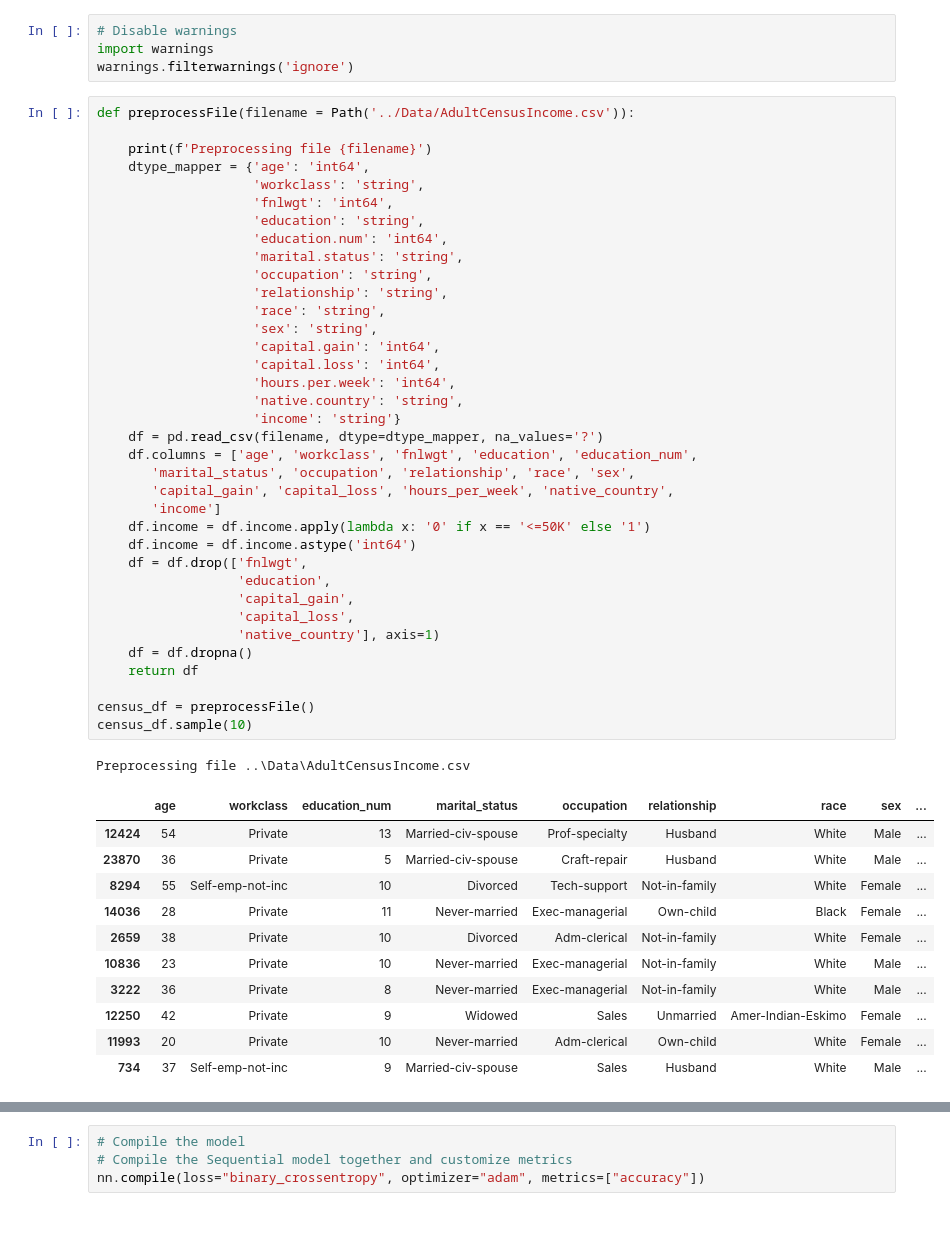
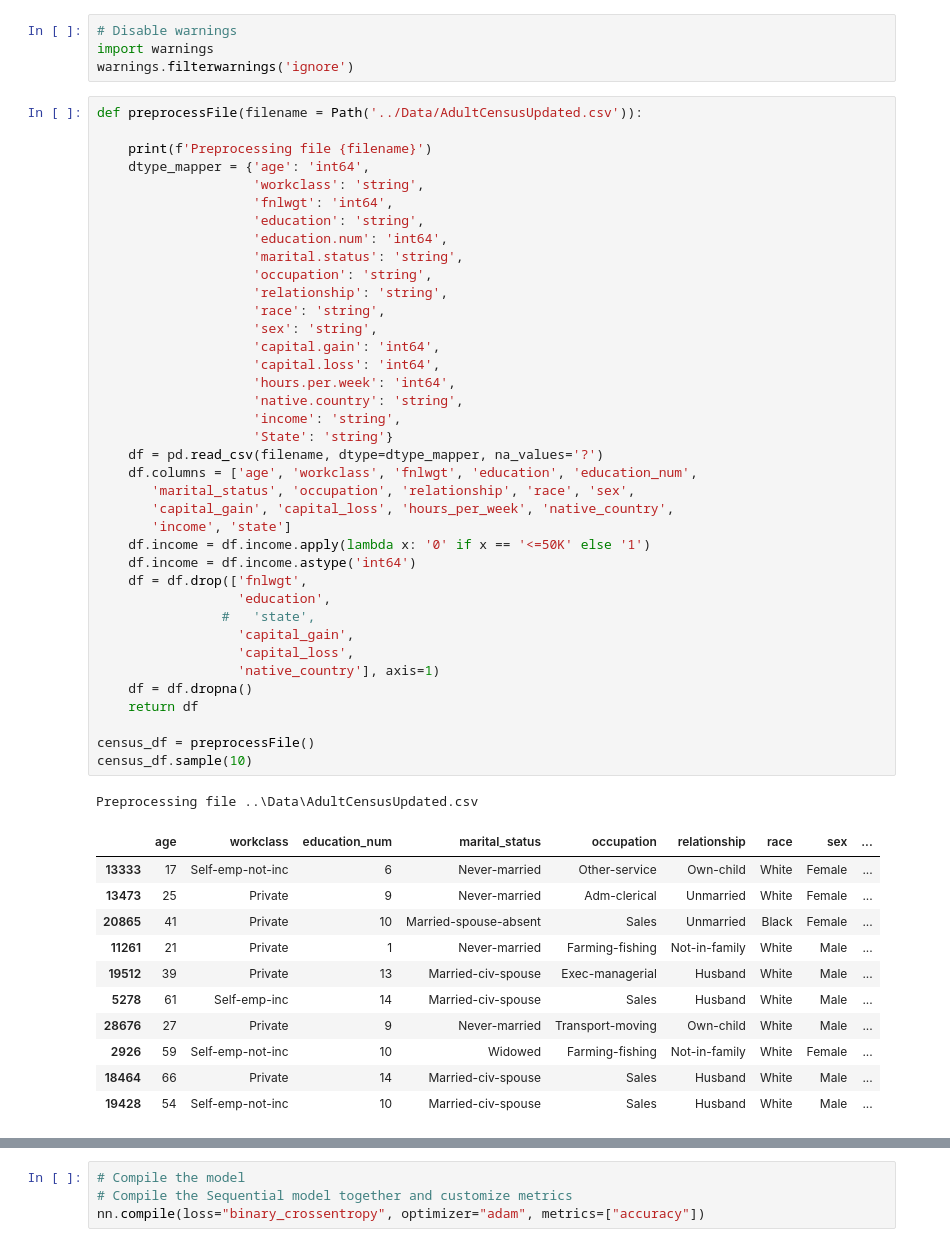
Before and after one commit to dmartinj12/Census_Inequality, a Jupyter notebook: Chris/NeuralNetwork.ipynb, the cells around one changed output, grey strips where cells are left out. Saved outputs shown, nothing was run; the diff lists cells and outputs as text.

```diff
--- a/Chris/NeuralNetwork.ipynb
+++ b/Chris/NeuralNetwork.ipynb
@@ -13,7 +14,7 @@ from pathlib import Path
 import warnings
 warnings.filterwarnings('ignore')
 # %%
-def preprocessFile(filename = Path('../Data/AdultCensusIncome.csv')):
+def preprocessFile(filename = Path('../Data/AdultCensusUpdated.csv')):
 
     print(f'Preprocessing file {filename}')
     dtype_mapper = {'age': 'int64',
@@ -21,43 +22,45 @@ def preprocessFile(filename = Path('../Data/AdultCensusIncome.csv')):
                     'fnlwgt': 'int64',
                     'education': 'string',
                     'education.num': 'int64',
                     'marital.status': 'string',
                     'occupation': 'string',
                     'relationship': 'string',
                     'race': 'string',
                     'sex': 'string',
                     'capital.gain': 'int64',
                     'capital.loss': 'int64',
                     'hours.per.week': 'int64',
                     'native.country': 'string',
-                    'income': 'string'}
+                    'income': 'string',
+                    'State': 'string'}
     df = pd.read_csv(filename, dtype=dtype_mapper, na_values='?')
     df.columns = ['age', 'workclass', 'fnlwgt', 'education', 'education_num',
        'marital_status', 'occupation', 'relationship', 'race', 'sex',
        'capital_gain', 'capital_loss', 'hours_per_week', 'native_country',
-       'income']
+       'income', 'state']
     df.income = df.income.apply(lambda x: '0' if x == '<=50K' else '1')
     df.income = df.income.astype('int64')
     df = df.drop(['fnlwgt',
                   'education',
+                #   'state',
                   'capital_gain',
                   'capital_loss',
                   'native_country'], axis=1)
     df = df.dropna()
     return df
 
 census_df = preprocessFile()
 census_df.sample(10)
 # %% [output]
-Preprocessing file ..\Data\AdultCensusIncome.csv
+Preprocessing file ..\Data\AdultCensusUpdated.csv
 |  | age | workclass | education_num | marital_status | occupation | relationship | race | sex | ... |
-| 12424 | 54 | Private | 13 | Married-civ-spouse | Prof-specialty | Husband | White | Male | ... |
-| 23870 | 36 | Private | 5 | Married-civ-spouse | Craft-repair | Husband | White | Male | ... |
-| 8294 | 55 | Self-emp-not-inc | 10 | Divorced | Tech-support | Not-in-family | White | Female | ... |
-| 14036 | 28 | Private | 11 | Never-married | Exec-managerial | Own-child | Black | Female | ... |
-| 2659 | 38 | Private | 10 | Divorced | Adm-clerical | Not-in-family | White | Female | ... |
-| 10836 | 23 | Private | 10 | Never-married | Exec-managerial | Not-in-family | White | Male | ... |
-| 3222 | 36 | Private | 8 | Never-married | Exec-managerial | Not-in-family | White | Male | ... |
-| 12250 | 42 | Private | 9 | Widowed | Sales | Unmarried | Amer-Indian-Eskimo | Female | ... |
-| 11993 | 20 | Private | 10 | Never-married | Adm-clerical | Own-child | White | Female | ... |
-| 734 | 37 | Self-emp-not-inc | 9 | Married-civ-spouse | Sales | Husband | White | Male | ... |
+| 13333 | 17 | Self-emp-not-inc | 6 | Never-married | Other-service | Own-child | White | Female | ... |
+| 13473 | 25 | Private | 9 | Never-married | Adm-clerical | Unmarried | White | Female | ... |
+| 20865 | 41 | Private | 10 | Married-spouse-absent | Sales | Unmarried | Black | Female | ... |
+| 11261 | 21 | Private | 1 | Never-married | Farming-fishing | Not-in-family | White | Male | ... |
+| 19512 | 39 | Private | 13 | Married-civ-spouse | Exec-managerial | Husband | White | Male | ... |
+| 5278 | 61 | Self-emp-inc | 14 | Married-civ-spouse | Sales | Husband | White | Male | ... |
+| 28676 | 27 | Private | 9 | Never-married | Transport-moving | Own-child | White | Male | ... |
+| 2926 | 59 | Self-emp-not-inc | 10 | Widowed | Farming-fishing | Not-in-family | White | Female | ... |
+| 18464 | 66 | Private | 14 | Married-civ-spouse | Sales | Husband | White | Male | ... |
+| 19428 | 54 | Self-emp-not-inc | 10 | Married-civ-spouse | Sales | Husband | White | Male | ... |
```
Also changed, not shown: parts of 8 cells of this notebook, 4 other files.
